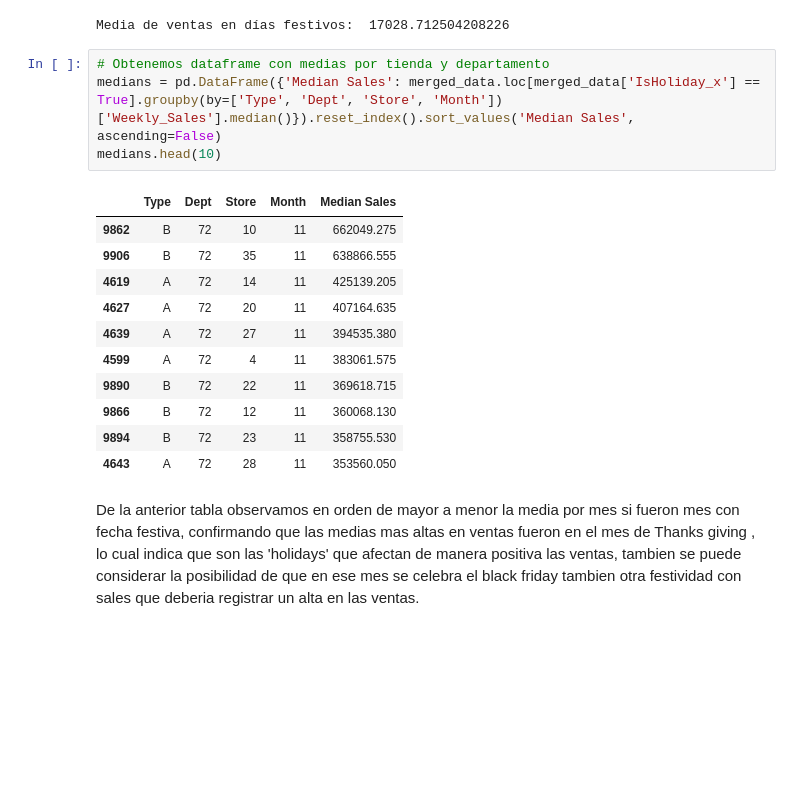
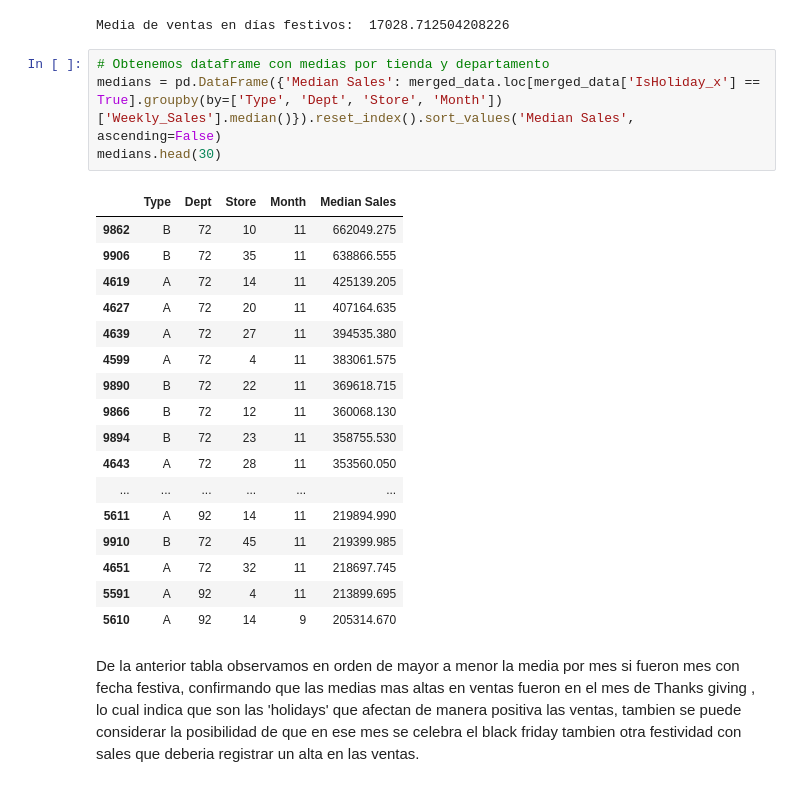
Before and after one commit to gina13mnsr/Walmart_forecasting_G8, a Jupyter notebook: codigo2.ipynb, the cells around one changed output. Saved outputs shown, nothing was run; the diff lists cells and outputs as text; blank space fills up the shorter version.

```diff
--- a/codigo2.ipynb
+++ b/codigo2.ipynb
@@ -766,19 +746,25 @@ Media de ventas en días festivos:  17028.712504208226
 # %%
 # Obtenemos dataframe con medias por tienda y departamento
 medians = pd.DataFrame({'Median Sales': merged_data.loc[merged_data['IsHoliday_x'] == True].groupby(by=['Type', 'Dept', 'Store', 'Month'])['Weekly_Sales'].median()}).reset_index().sort_values('Median Sales', ascending=False)
-medians.head(10)
+medians.head(30)
 # %% [output]
 |  | Type | Dept | Store | Month | Median Sales |
 | 9862 | B | 72 | 10 | 11 | 662049.275 |
 | 9906 | B | 72 | 35 | 11 | 638866.555 |
 | 4619 | A | 72 | 14 | 11 | 425139.205 |
 | 4627 | A | 72 | 20 | 11 | 407164.635 |
 | 4639 | A | 72 | 27 | 11 | 394535.380 |
 | 4599 | A | 72 | 4 | 11 | 383061.575 |
 | 9890 | B | 72 | 22 | 11 | 369618.715 |
 | 9866 | B | 72 | 12 | 11 | 360068.130 |
 | 9894 | B | 72 | 23 | 11 | 358755.530 |
 | 4643 | A | 72 | 28 | 11 | 353560.050 |
+| ... | ... | ... | ... | ... | ... |
+| 5611 | A | 92 | 14 | 11 | 219894.990 |
+| 9910 | B | 72 | 45 | 11 | 219399.985 |
+| 4651 | A | 72 | 32 | 11 | 218697.745 |
+| 5591 | A | 92 | 4 | 11 | 213899.695 |
+| 5610 | A | 92 | 14 | 9 | 205314.670 |
 # %% [markdown]
 De la anterior tabla observamos en orden de mayor a menor la media por mes si fueron mes con fecha festiva, confirmando que las medias mas altas en ventas fueron en el mes de Thanks giving , lo cual indica que son las 'holidays' que afectan de manera positiva las ventas, tambien se puede considerar la posibilidad de que en ese mes se celebra el black friday tambien otra festividad con sales que deberia registrar un alta en las ventas.
 # %%
```
Also changed, not shown: parts of 104 cells of this notebook.
